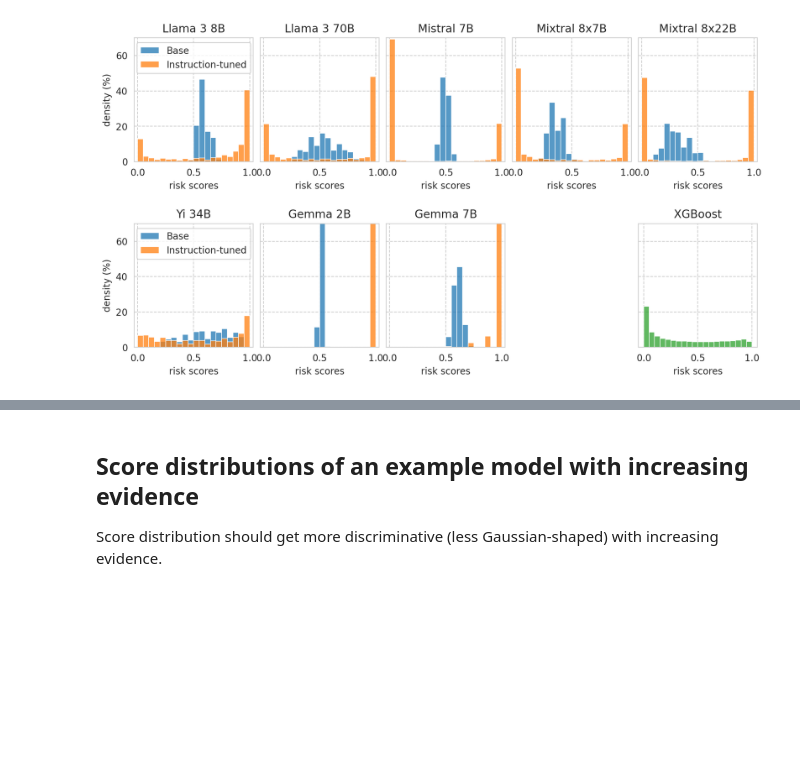
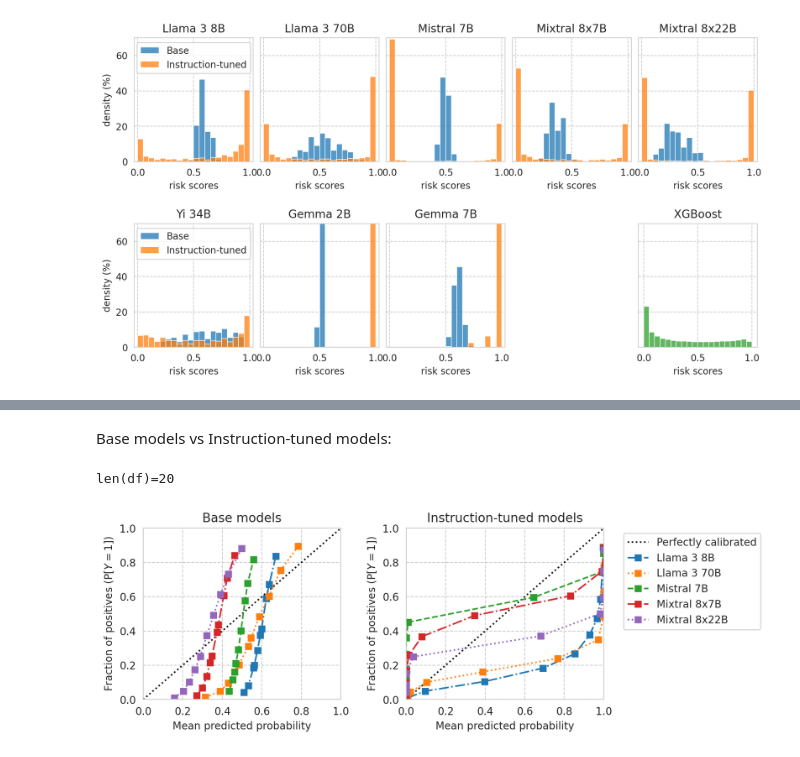
Before and after one commit to socialfoundations/folktexts, a Jupyter notebook: notebooks/paper-plots-and-tables.ipynb, the cells around one changed output, grey strips where cells are left out. Saved outputs shown, nothing was run; the diff lists cells and outputs as text; code cells hidden in the pictures; blank space fills up the shorter version.

```diff
--- a/notebooks/paper-plots-and-tables.ipynb
+++ b/notebooks/paper-plots-and-tables.ipynb
@@ -723,3 +721,0 @@ save_fig(fig, f"score-distribution" + ("_with-threshold" if PLOT_THRESHOLD_LINE
-# %% [markdown]
-## Score distributions of an example model with increasing evidence
-Score distribution should get more discriminative (less Gaussian-shaped) with increasing evidence.
@@ -727,0 +722,77 @@ Score distribution should get more discriminative (less Gaussian-shaped) with in
+# %% [markdown]
+Base models vs Instruction-tuned models:
+# %%
+TASK = "ACSIncome"
+
+df = results_df[results_df[task_col] == TASK]
+print(f"{len(df)=}")
+# %% [output]
+len(df)=20
+# %%
+from sklearn.calibration import CalibrationDisplay
+
+base_models_to_plot = [m for m in df["base_name"].unique() if "gemma" not in m.lower()]
+
+base_models_to_plot = [
+    "Meta-Llama-3-8B",
+    "Meta-Llama-3-70B",
+    "Mistral-7B-v0.1",
+    "Mixtral-8x7B-v0.1",
+    "Mixtral-8x22B-v0.1",
+    # "Yi-34B",
+]
+
+instr_models_to_plot = [
+    df[
+        (df["base_name"] == m)
+        & (df[model_col] != m)
+    ][model_col].iloc[0]
+    for m in base_models_to_plot
+]
+
+fig, axes = plt.subplots(ncols=2, figsize=(8, 3), gridspec_kw=dict(wspace=0.33), sharey=False)
+
+# Plot base models
+for ax, model_list in zip(axes, (base_models_to_plot, instr_models_to_plot)):
+
+    for idx, m in enumerate(model_list):
+
+        curr_row = df[df[model_col] == m].iloc[0]
+        curr_scores = scores_df_map[curr_row.name]
+
+        disp = CalibrationDisplay.from_predictions(
+            y_true=curr_scores["label"],
+            y_prob=curr_scores["risk_score"],
+            n_bins=10,
+            strategy="quantile",
+            name=curr_row["name"],
+            linestyle=["-.", ":", "--"][idx % 3],
+            ax=ax,
+        )
+
+    ax.set_xlim(0, 1)
+    ax.set_ylim(0, 1)
+
+ylabel = "Fraction of positives " + r"$\left(\mathrm{P}[Y=1]\right)$"
+axes[0].set_ylabel(ylabel)
+axes[1].set_ylabel(ylabel)
+
+xlabel = "Mean predicted probability" # + r" $(\mathbb{E}[R])$"
+axes[0].set_xlabel(xlabel)
+axes[1].set_xlabel(xlabel)
+
+
+axes[0].set_title("Base models")
+axes[1].set_title("Instruction-tuned models")
+
+axes[1].legend().remove()
+
+# Legent to the right of the right-most plot
+axes[0].legend(loc="upper right", bbox_to_anchor=(3.15, 1))
+
+
+plt.plot()
+
+save_fig(fig, f"calibration-curves-base-and-instr.pdf")
+# %% [output]
+[figure, added]
```
Also changed, not shown: parts of 24 cells of this notebook.
